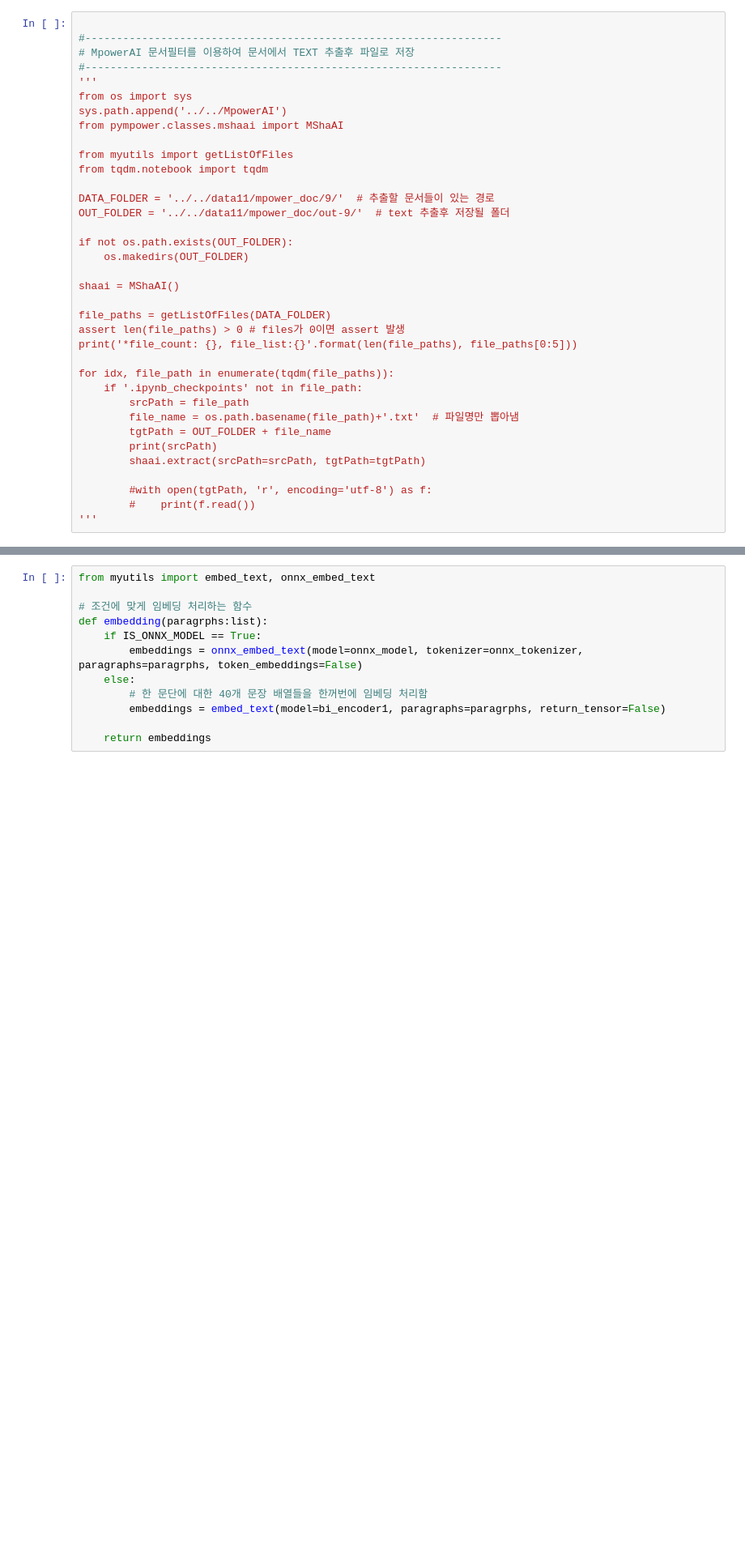
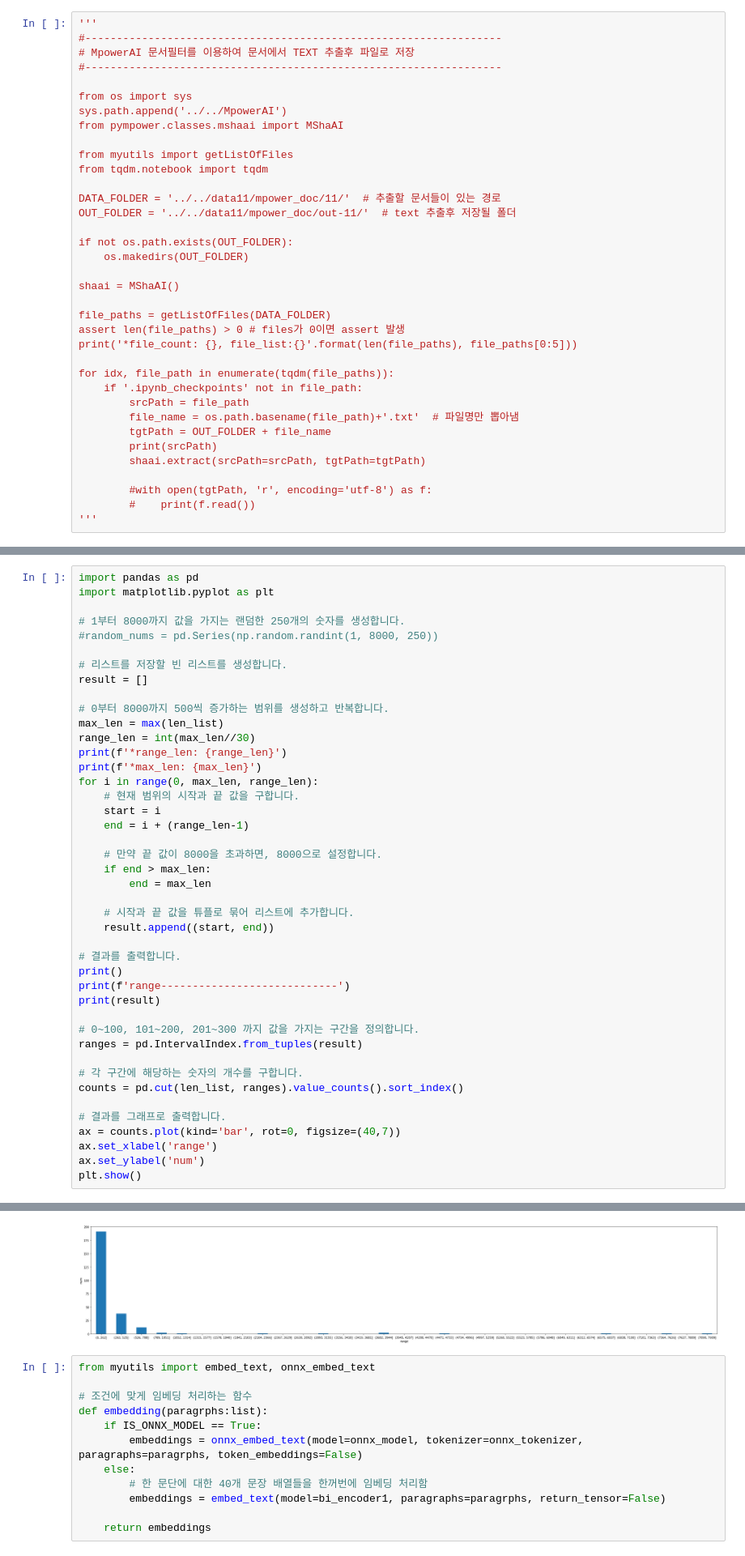
Before and after one commit to kobongsoo/BERT, a Jupyter notebook: synap/mpower-sbert-Faiss-MRR-sentence-clustering.ipynb, the cells around one changed output, grey strips where cells are left out. Shown: that part at 81% size. Saved outputs shown, nothing was run; the diff lists cells and outputs as text; blank space fills up the shorter version.

```diff
--- a/synap/mpower-sbert-Faiss-MRR-sentence-clustering.ipynb
+++ b/synap/mpower-sbert-Faiss-MRR-sentence-clustering.ipynb
@@ -54,9 +93,9 @@ seed_everything(seed)
 # %%
-
+'''
 #------------------------------------------------------------------
 # MpowerAI 문서필터를 이용하여 문서에서 TEXT 추출후 파일로 저장
 #------------------------------------------------------------------
-'''
+
 from os import sys
 sys.path.append('../../MpowerAI')
 from pympower.classes.mshaai import MShaAI
@@ -64,8 +103,8 @@ from pympower.classes.mshaai import MShaAI
 from myutils import getListOfFiles
 from tqdm.notebook import tqdm
 
-DATA_FOLDER = '../../data11/mpower_doc/9/'  # 추출할 문서들이 있는 경로
-OUT_FOLDER = '../../data11/mpower_doc/out-9/'  # text 추출후 저장될 폴더
+DATA_FOLDER = '../../data11/mpower_doc/11/'  # 추출할 문서들이 있는 경로
+OUT_FOLDER = '../../data11/mpower_doc/out-11/'  # text 추출후 저장될 폴더
 
 if not os.path.exists(OUT_FOLDER):
     os.makedirs(OUT_FOLDER)
@@ -282,0 +392,44 @@ ax.set_ylabel("Count")
+# %%
+import pandas as pd
+import matplotlib.pyplot as plt
+
+# 1부터 8000까지 값을 가지는 랜덤한 250개의 숫자를 생성합니다.
+#random_nums = pd.Series(np.random.randint(1, 8000, 250))
+
+# 리스트를 저장할 빈 리스트를 생성합니다.
+result = []
+
+# 0부터 8000까지 500씩 증가하는 범위를 생성하고 반복합니다.
+max_len = max(len_list)
+range_len = int(max_len//30)
+print(f'*range_len: {range_len}')
+print(f'*max_len: {max_len}')
+for i in range(0, max_len, range_len):
+    # 현재 범위의 시작과 끝 값을 구합니다.
+    start = i
+    end = i + (range_len-1)
+
+    # 만약 끝 값이 8000을 초과하면, 8000으로 설정합니다.
+    if end > max_len:
+        end = max_len
+
+    # 시작과 끝 값을 튜플로 묶어 리스트에 추가합니다.
+    result.append((start, end))
+
+# 결과를 출력합니다.
+print()
+print(f'range----------------------------')
+print(result)
+
+# 0~100, 101~200, 201~300 까지 값을 가지는 구간을 정의합니다.
+ranges = pd.IntervalIndex.from_tuples(result)
+
+# 각 구간에 해당하는 숫자의 개수를 구합니다.
+counts = pd.cut(len_list, ranges).value_counts().sort_index()
+
+# 결과를 그래프로 출력합니다.
+ax = counts.plot(kind='bar', rot=0, figsize=(40,7))
+ax.set_xlabel('range')
+ax.set_ylabel('num')
+plt.show()
+# %% [output]
@@ -283,3 +441,4 @@ ax.set_ylabel("Count")
+[figure, added]
 # %%
 from myutils import embed_text, onnx_embed_text
 
```
Also changed, not shown: parts of 18 cells of this notebook, 15 other files.
